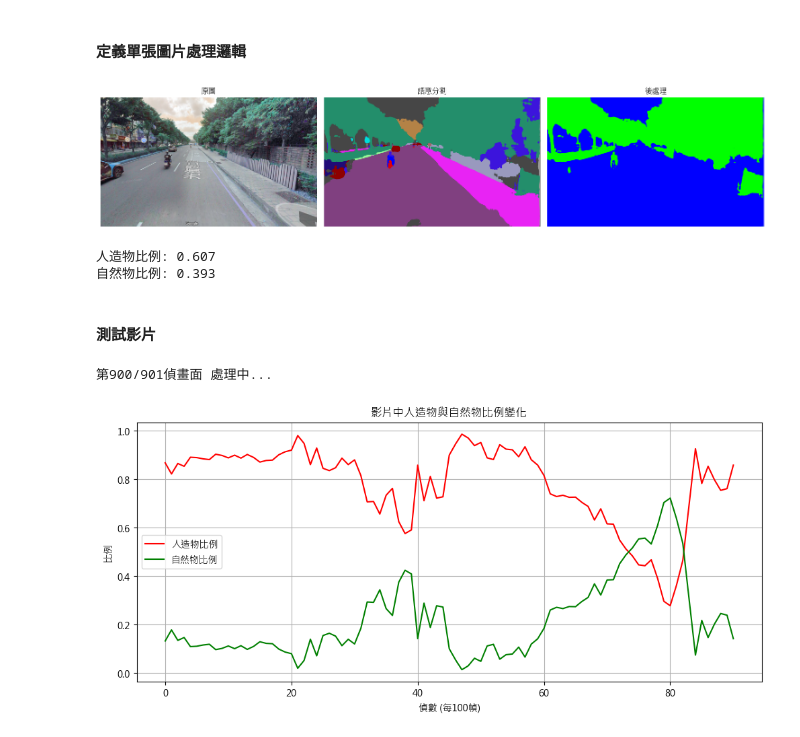
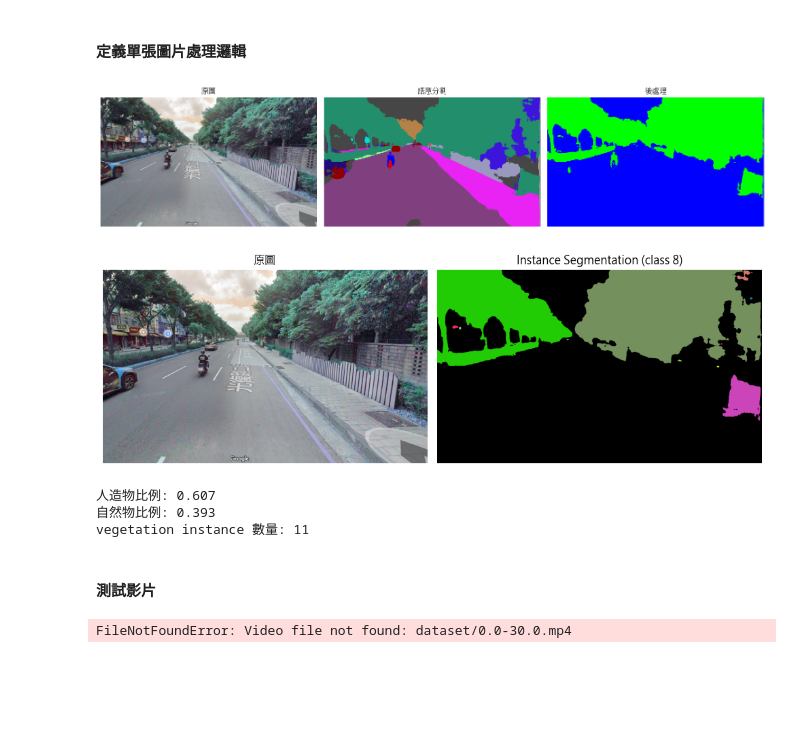
Before and after one commit to yutsehsieh/cg, a Jupyter notebook: image_score_test/src/segmentation_test.ipynb, the cells around one changed output. Drawn from its saved outputs; the diff is of its cells as text; code cells hidden in the pictures; blank space fills up the shorter version.

```diff
--- a/image_score_test/src/segmentation_test.ipynb
+++ b/image_score_test/src/segmentation_test.ipynb
@@ -6,15 +6,15 @@ from matplotlib import rcParams
 # 設定中文字型為微軟正黑體 (Microsoft JhengHei)
 rcParams['font.family'] = 'Microsoft JhengHei'
 
-
+import cv2
 import mmcv
 from mmseg.apis import inference_model, init_model, show_result_pyplot
 import numpy as np
 import torch
 
 # 讀取模型設定與權重
-config_file = 'mmSeg_trained_models/pspnet_r50-d8_4xb2-40k_cityscapes-512x1024.py'
-checkpoint_file = 'mmSeg_trained_models/pspnet_r50-d8_512x1024_40k_cityscapes_20200605_003338-2966598c.pth'
+config_file = '../mmSeg_trained_models/pspnet_r50-d8_4xb2-40k_cityscapes-512x1024.py'
+checkpoint_file = '../mmSeg_trained_models/pspnet_r50-d8_512x1024_40k_cityscapes_20200605_003338-2966598c.pth'
 # %% [markdown]
 #### 全局變數
 # %%
@@ -69,6 +69,32 @@ def compare_images(*images, titles=None):
 
     plt.tight_layout()
     plt.show()
+# %%
+def semantic_to_instance_masks(seg_map: np.ndarray, target_class: int, min_area=50):
+    """
+    從語意分割結果中提取某一類別的 instance mask
+    seg_map: HxW (int) 語意標籤圖
+    target_class: 要提取的類別 id
+    min_area: 過濾小面積雜訊
+    return: instance_masks (list of binary mask), labeled_map (HxW, 每個像素標記對應的 instance id)
+    """
+    binary_mask = (seg_map == target_class).astype(np.uint8) * 255
+
+    # 找 connected components
+    num_labels, labels = cv2.connectedComponents(binary_mask)
+
+    instance_masks = []
+    instance_id_map = np.zeros_like(seg_map, dtype=np.int32)
+
+    instance_id = 1
+    for label in range(1, num_labels):  # 0 是背景
+        mask = (labels == label).astype(np.uint8)
+        if cv2.countNonZero(mask) >= min_area:
+            instance_masks.append(mask)
+            instance_id_map[mask == 1] = instance_id
+            instance_id += 1
+
+    return instance_masks, instance_id_map
 # %% [markdown]
 #### 定義單張圖片處理邏輯
 # %%
@@ -170,12 +193,14 @@ def process_single_frame(frame, titles=None,show_comapre=False):
 # %%
 
 # 測試影像
-img = mmcv.imread('dataset/22.png')
+img = mmcv.imread('../dataset/S__61571147.jpg')
 result = process_single_frame(img, show_comapre=True)
 # %% [output]
 [figure]
+[figure, added]
 人造物比例: 0.607
 自然物比例: 0.393
+vegetation instance 數量: 11
 # %% [markdown]
 #### 測試影片
 # %%
@@ -184,9 +209,9 @@ human_ratio_list = []
 nature_ratio_list = []
 video = mmcv.VideoReader('dataset/0.0-30.0.mp4')
 for i, frame in enumerate(video):
-    if i % 10 == 0:  # 每100幀處理一次
+    if i % 1 == 0:  # 每100幀處理一次
         print(f"第{i}/{len(video)}偵畫面 處理中...", end='\r')
-        img_rgb, seg_classified, (human_ratio, nature_ratio) = process_single_frame(frame, show_comapre=False)
+        img_rgb, seg_classified, (human_ratio, nature_ratio),_ = process_single_frame(frame, show_comapre=False)
         human_ratio_list.append(human_ratio)
         nature_ratio_list.append(nature_ratio)
 
@@ -201,5 +226,4 @@ plt.legend()
 plt.grid(True)
 plt.show()
 # %% [output]
-第900/901偵畫面 處理中...
+FileNotFoundError: Video file not found: dataset/0.0-30.0.mp4
-[figure, removed]
```
Also changed, not shown: parts of 2 cells of this notebook, 3 other files.
